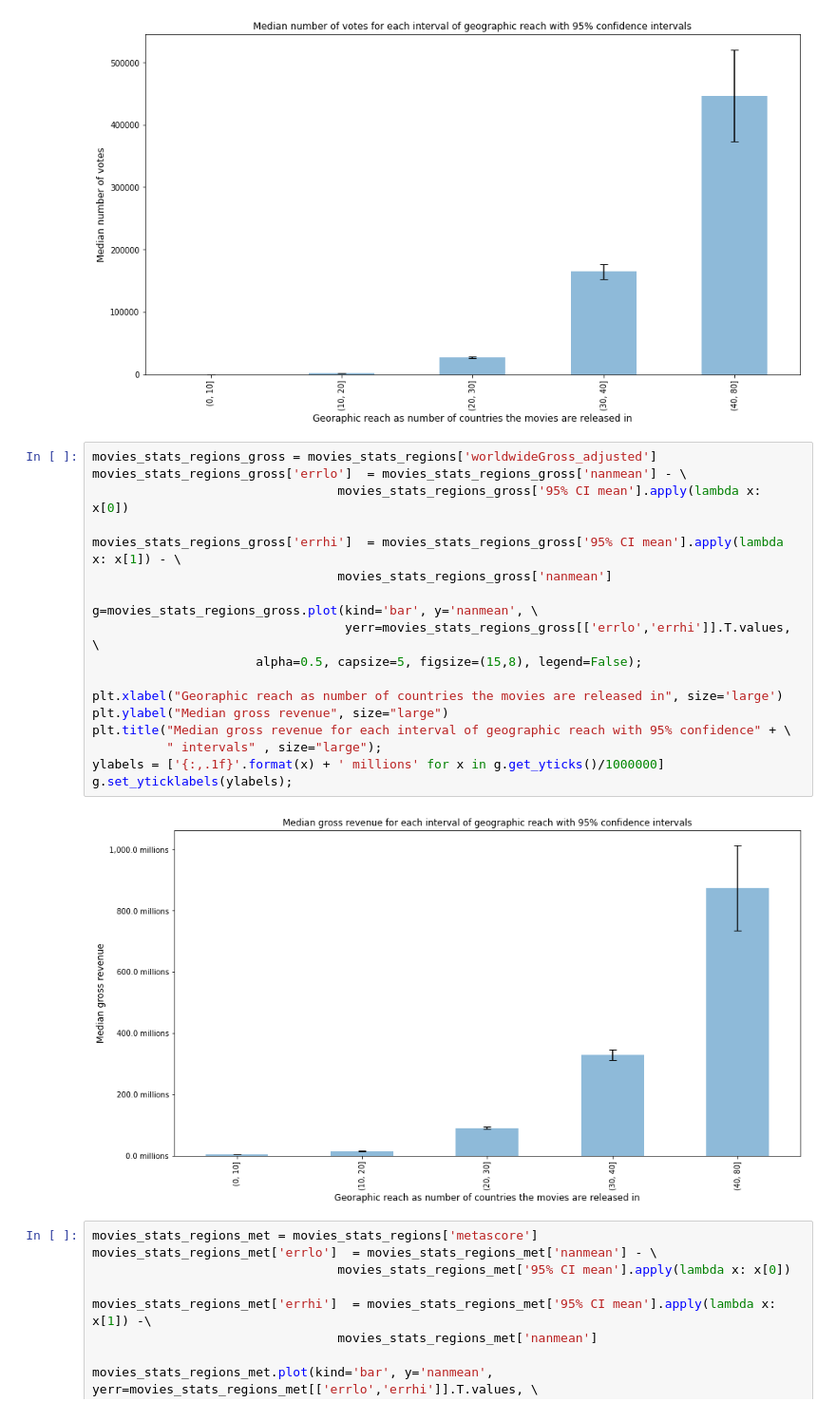
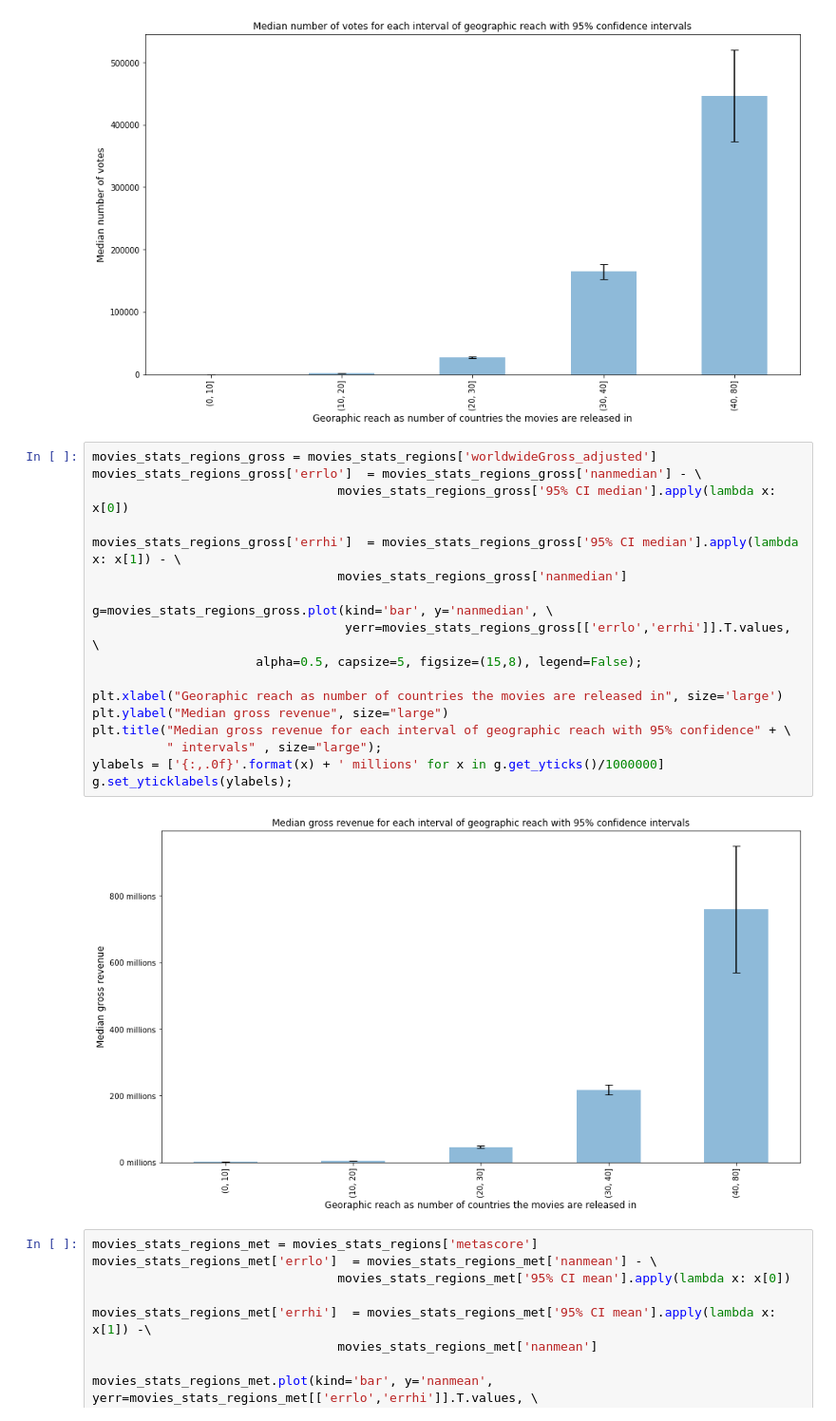
Before and after one commit to Ruchiranga/AD_A-team-project, a Jupyter notebook: Milestone 3.ipynb, the cells around one changed output. Shown at 95% size. Cells and saved outputs as stored; diff of their text form.

```diff
--- a/Milestone 3.ipynb
+++ b/Milestone 3.ipynb
@@ -2158,24 +2258,24 @@ plt.title("Median number of votes for each interval of geographic reach with 95%
 [figure]
 # %%
 movies_stats_regions_gross = movies_stats_regions['worldwideGross_adjusted']
-movies_stats_regions_gross['errlo']  = movies_stats_regions_gross['nanmean'] - \
-                                 movies_stats_regions_gross['95% CI mean'].apply(lambda x: x[0])
+movies_stats_regions_gross['errlo']  = movies_stats_regions_gross['nanmedian'] - \
+                                 movies_stats_regions_gross['95% CI median'].apply(lambda x: x[0])
 
-movies_stats_regions_gross['errhi']  = movies_stats_regions_gross['95% CI mean'].apply(lambda x: x[1]) - \
-                                 movies_stats_regions_gross['nanmean']
+movies_stats_regions_gross['errhi']  = movies_stats_regions_gross['95% CI median'].apply(lambda x: x[1]) - \
+                                 movies_stats_regions_gross['nanmedian']
 
-g=movies_stats_regions_gross.plot(kind='bar', y='nanmean', \
+g=movies_stats_regions_gross.plot(kind='bar', y='nanmedian', \
                                   yerr=movies_stats_regions_gross[['errlo','errhi']].T.values, \
                       alpha=0.5, capsize=5, figsize=(15,8), legend=False);
 
 plt.xlabel("Georaphic reach as number of countries the movies are released in", size='large')
 plt.ylabel("Median gross revenue", size="large")
 plt.title("Median gross revenue for each interval of geographic reach with 95% confidence" + \
           " intervals" , size="large");
-ylabels = ['{:,.1f}'.format(x) + ' millions' for x in g.get_yticks()/1000000]
+ylabels = ['{:,.0f}'.format(x) + ' millions' for x in g.get_yticks()/1000000]
 g.set_yticklabels(ylabels);
 # %% [output]
-[figure, old version]
+[figure, new version]
 # %%
 movies_stats_regions_met = movies_stats_regions['metascore']
 movies_stats_regions_met['errlo']  = movies_stats_regions_met['nanmean'] - \
```
Also changed, not shown: parts of 58 cells of this notebook, 2 other files.
